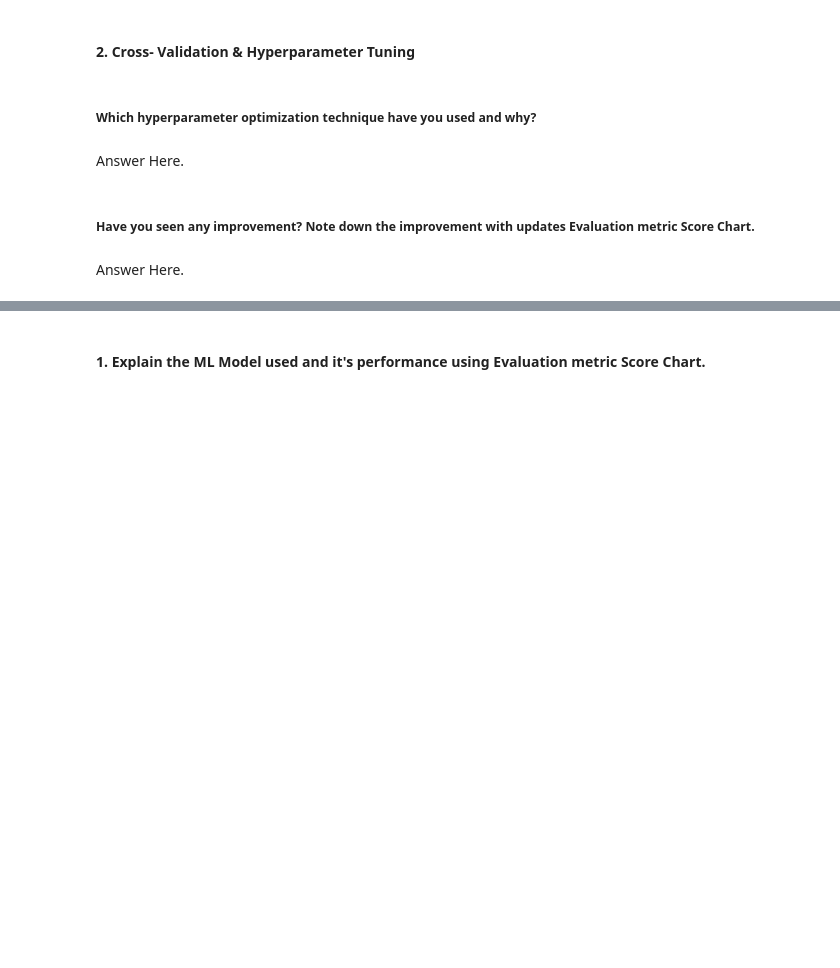
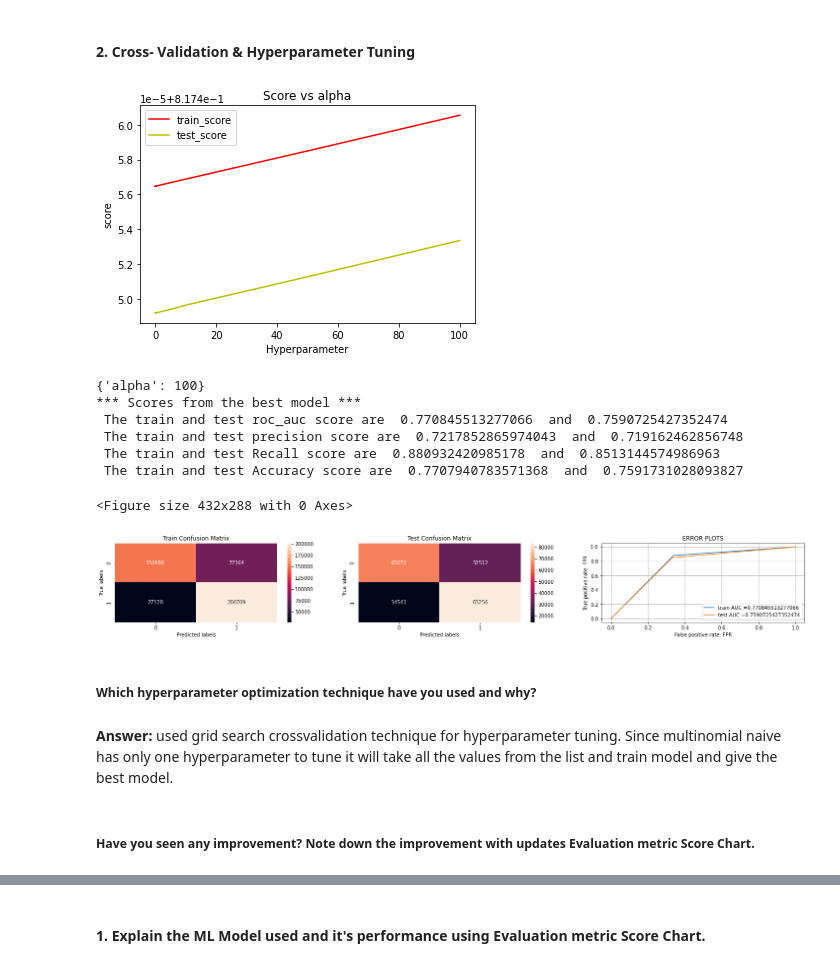
Before and after one commit to ad709kr/Health-insurance-cross-sell-prediction, a Jupyter notebook: Heath_Insurance_cross_sell_prediction.ipynb, the cells around one changed output, grey strips where cells are left out. Drawn from its saved outputs; the diff is of its cells as text; code cells hidden in the pictures; blank space fills up the shorter version.

```diff
--- a/Heath_Insurance_cross_sell_prediction.ipynb
+++ b/Heath_Insurance_cross_sell_prediction.ipynb
@@ -1282,8 +1434,48 @@ Answer Here.
+# %%
+# c is the hyper parameter for logistic regression
+parameter = {'alpha' : [0.00001,0.0005, 0.0001,0.005,0.001,0.05,0.01,0.1,0.5,1,5,10,50,100]}
+
+# calling the estimator
+clf = MultinomialNB(fit_prior=True)
+
+# GridSearchCV
+Gsnb = GridSearchCV(estimator = clf,param_grid = parameter,scoring ='roc_auc', refit = True, return_train_score = True)
+
+# Fit the Algorithm
+Gsnb.fit(x_train_final,y_train)
+
+# plotting the train and test score for various hyperparameter
+result = pd.DataFrame(Gsnb.cv_results_)
+plt.plot(result['param_alpha'],result['mean_train_score'],'r',label = 'train_score')
+plt.plot(result['param_alpha'],result['mean_test_score'],'y',label ='test_score')
+plt.xlabel('Hyperparameter')
+plt.ylabel('score')
+plt.title('Score vs alpha')
+plt.legend()
+plt.show()
+
+# Predict on the model
+y_train_pred_nb_gs = Gsnb.predict(x_train_final)
+y_test_pred_nb_gs = Gsnb.predict(x_test_final)
+
+#print best alpha
+print(Gsnb.best_params_)
+print('*** Scores from the best model ***')
+# evaluation metrics
+train_roc_auc_nb_gs,test_roc_auc_nb_gs, train_accuracy_nb_gs,test_accuracy_nb_gs, test_precision_nb_gs, test_recall_nb_gs = evaluation_matrix(y_train_pred_nb_gs, y_test_pred_nb_gs, y_train,y_test)
+# %% [output]
+[figure, added]
+{'alpha': 100}
+*** Scores from the best model ***
+ The train and test roc_auc score are  0.770845513277066  and  0.7590725427352474
+ The train and test precision score are  0.7217852865974043  and  0.719162462856748
+ The train and test Recall score are  0.880932420985178  and  0.8513144574986963
+ The train and test Accuracy score are  0.7707940783571368  and  0.7591731028093827
+<Figure size 432x288 with 0 Axes>
+[figure, added]
 # %% [markdown]
 ##### Which hyperparameter optimization technique have you used and why?
-# %% [markdown]
-Answer Here.
+# %% [markdown]
+**Answer:** used grid search crossvalidation technique for hyperparameter tuning. Since multinomial naive has only one hyperparameter to tune it will take all the values from the list and train model and give the best model.
 # %% [markdown]
 ##### Have you seen any improvement? Note down the improvement with updates Evaluation metric Score Chart.
-# %% [markdown]
-Answer Here.
```
Also changed, not shown: parts of 83 cells of this notebook.
